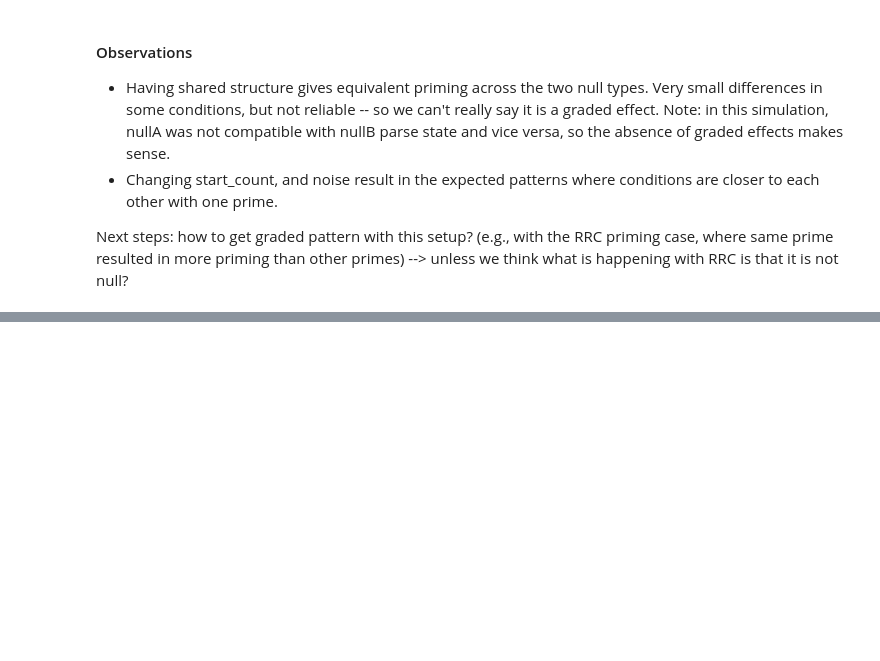
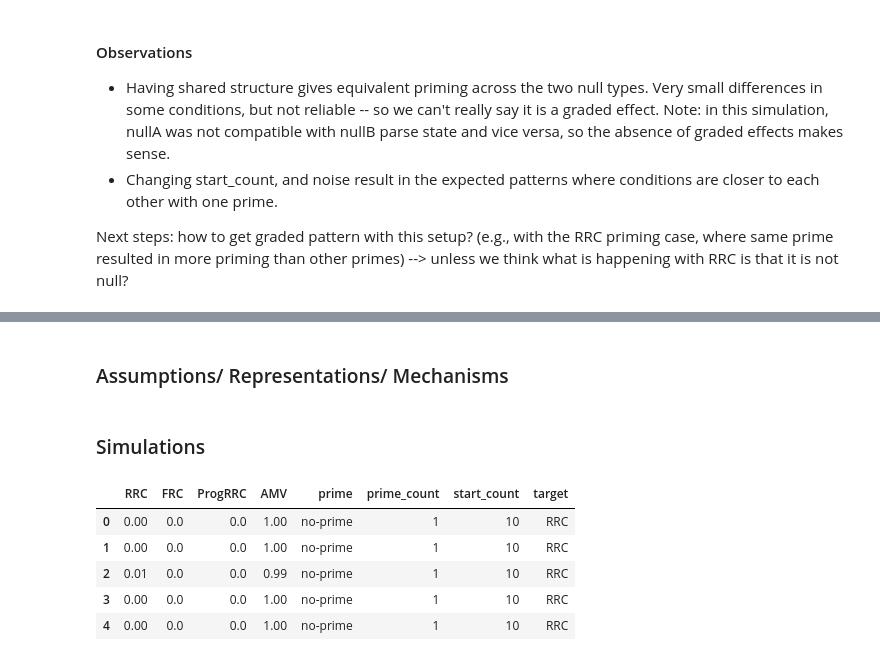
Before and after one commit to grushaprasad/spawn, a Jupyter notebook: simulations/cross_structure_null.ipynb, the cells around one changed output, grey strips where cells are left out. Drawn from its saved outputs; the diff is of its cells as text; code cells hidden in the pictures; blank space fills up the shorter version.

Commit message:
first pass simulations for rrc priming

```diff
--- a/simulations/cross_structure_null.ipynb
+++ b/simulations/cross_structure_null.ipynb
@@ -482,0 +487,2 @@ Next steps: how to get graded pattern with this setup? (e.g., with the RRC primi
+# %% [markdown]
+### Assumptions/ Representations/ Mechanisms
@@ -482,0 +571,51 @@ Next steps: how to get graded pattern with this setup? (e.g., with the RRC primi
+# %% [markdown]
+### Simulations
+# %%
+strucs = ['RRC', 'FRC', 'ProgRRC', 'AMV']
+
+props = {'RRC': 0.012, 'FRC': 0.003, 'ProgRRC': 0.005, 'AMV': 1} ## relative to AMV; actual props
+
+props = {'RRC': 0.3, 'FRC': 0.1, 'ProgRRC': 0.18, 'AMV': 1} ## relative to AMV; increasing freq
+
+parse_states = ['RRC-compatible', 'AMV-compatible']
+
+noise_sd = 1
+
+num_amv_in_prime = 1
+
+preds3 = []
+
+for start_count in [1, 10, 100, 1000]:
+    for prime_count in [1, 10, 20]:
+        counts = initialize3(start_count, props)
+
+        ## no prime preds
+        args = {'prime': 'no-prime',
+                'prime_count': prime_count,
+                'start_count': start_count,
+                'target': 'RRC'
+               }
+        for i in range(num_iters):
+            preds3.append(get_preds3(counts, parse_states, args, noise_sd))
+
+        ## other prime preds
+        for prime in strucs:
+            args['prime'] = prime
+            update_counts = {prime: prime_count}
+            update_counts['AMV'] = update_counts.get('AMV', 0) + num_amv_in_prime
+            new_counts = get_prime_counts3(counts, update_counts)
+
+            for i in range(num_iters):
+                preds3.append(get_preds3(new_counts, parse_states, args, noise_sd))
+
+
+pred_df3 = pd.DataFrame(preds3)
+# %%
+pred_df3.head()
+# %% [output]
+|  | RRC | FRC | ProgRRC | AMV | prime | prime_count | start_count | target |
+| 0 | 0.00 | 0.0 | 0.0 | 1.00 | no-prime | 1 | 10 | RRC |
+| 1 | 0.00 | 0.0 | 0.0 | 1.00 | no-prime | 1 | 10 | RRC |
+| 2 | 0.01 | 0.0 | 0.0 | 0.99 | no-prime | 1 | 10 | RRC |
+| 3 | 0.00 | 0.0 | 0.0 | 1.00 | no-prime | 1 | 10 | RRC |
+| 4 | 0.00 | 0.0 | 0.0 | 1.00 | no-prime | 1 | 10 | RRC |
```
Also changed, not shown: parts of 7 cells of this notebook.
